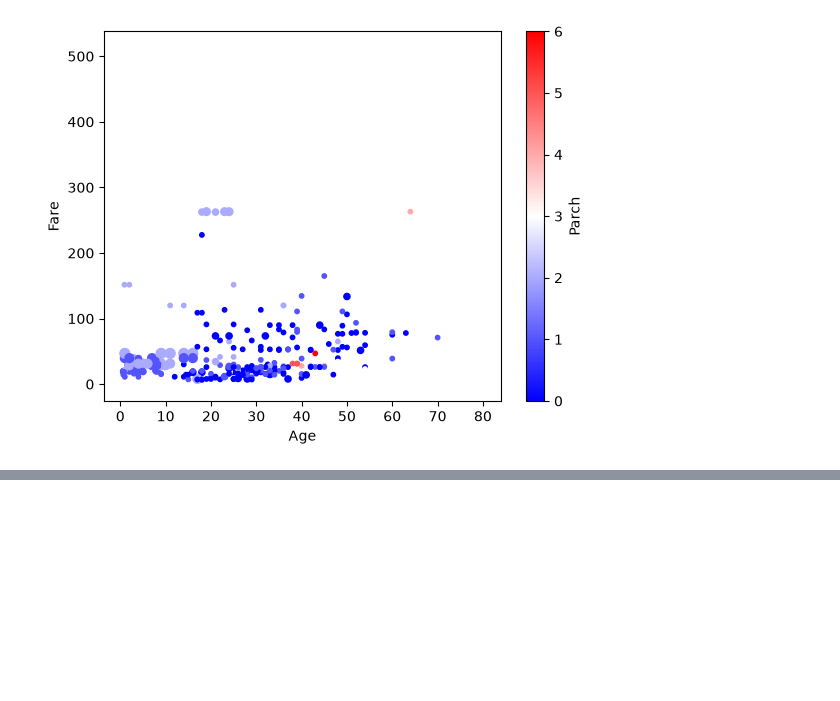
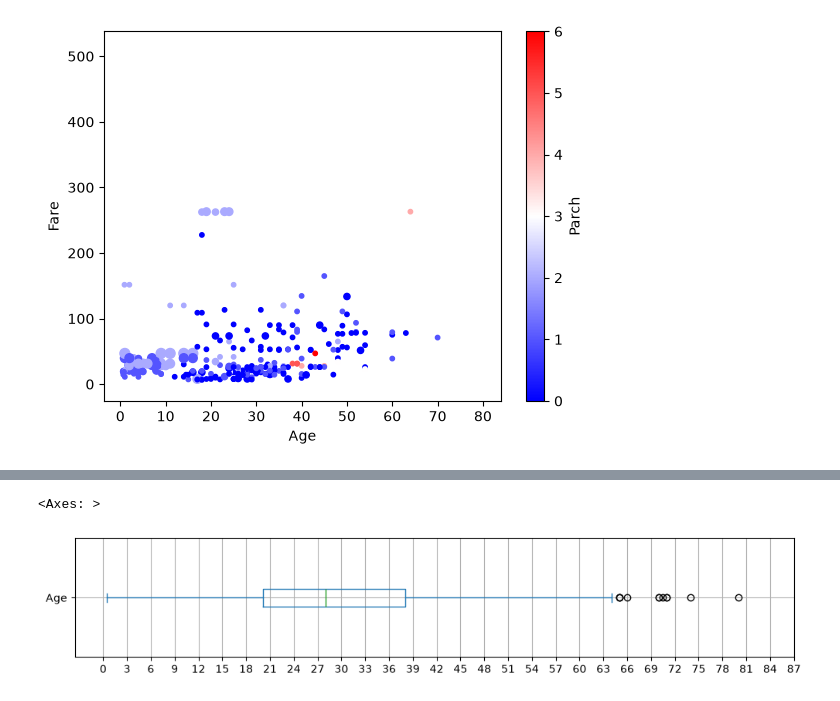
Before and after one commit to prof-screw/DSML, a Jupyter notebook: Week06/Visualization.ipynb, the cells around one changed output, grey strips where cells are left out. Cells and saved outputs as stored; diff of their text form; code cells hidden in the pictures; blank space fills up the shorter version.

Commit message:
Visualization continued (Heatmap)

```diff
--- a/Week06/Visualization.ipynb
+++ b/Week06/Visualization.ipynb
@@ -172,0 +188,12 @@ titanic_df.plot(
+# %%
+titanic_df.plot(
+    kind="box",
+    column= "Age",
+    vert= False,
+    figsize=(12,2),
+    xticks= range(0,90,3),
+    grid= True
+)
+# %% [output]
+<Axes: >
+[figure, added]
```
Also changed, not shown: parts of 15 cells of this notebook.
